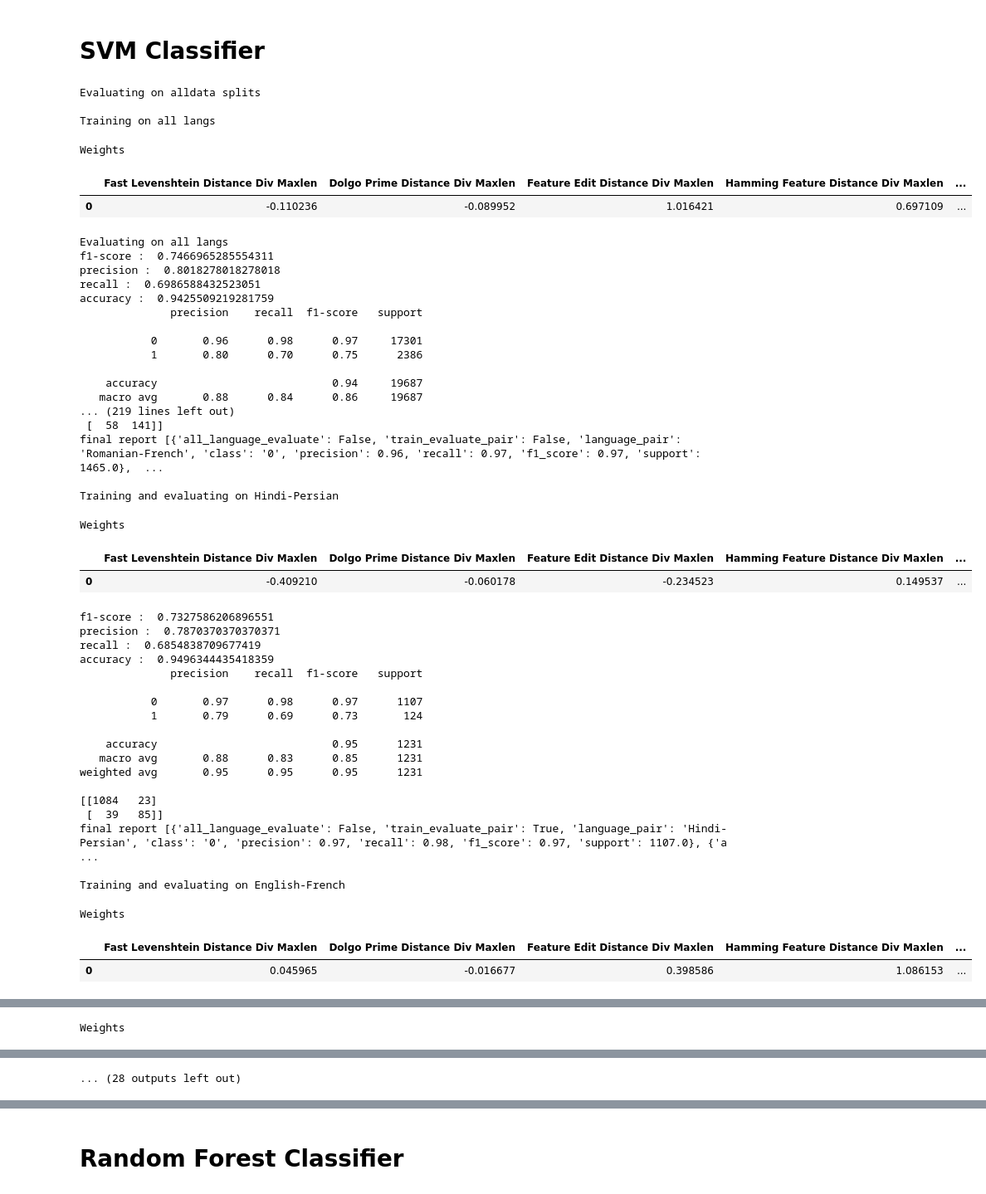
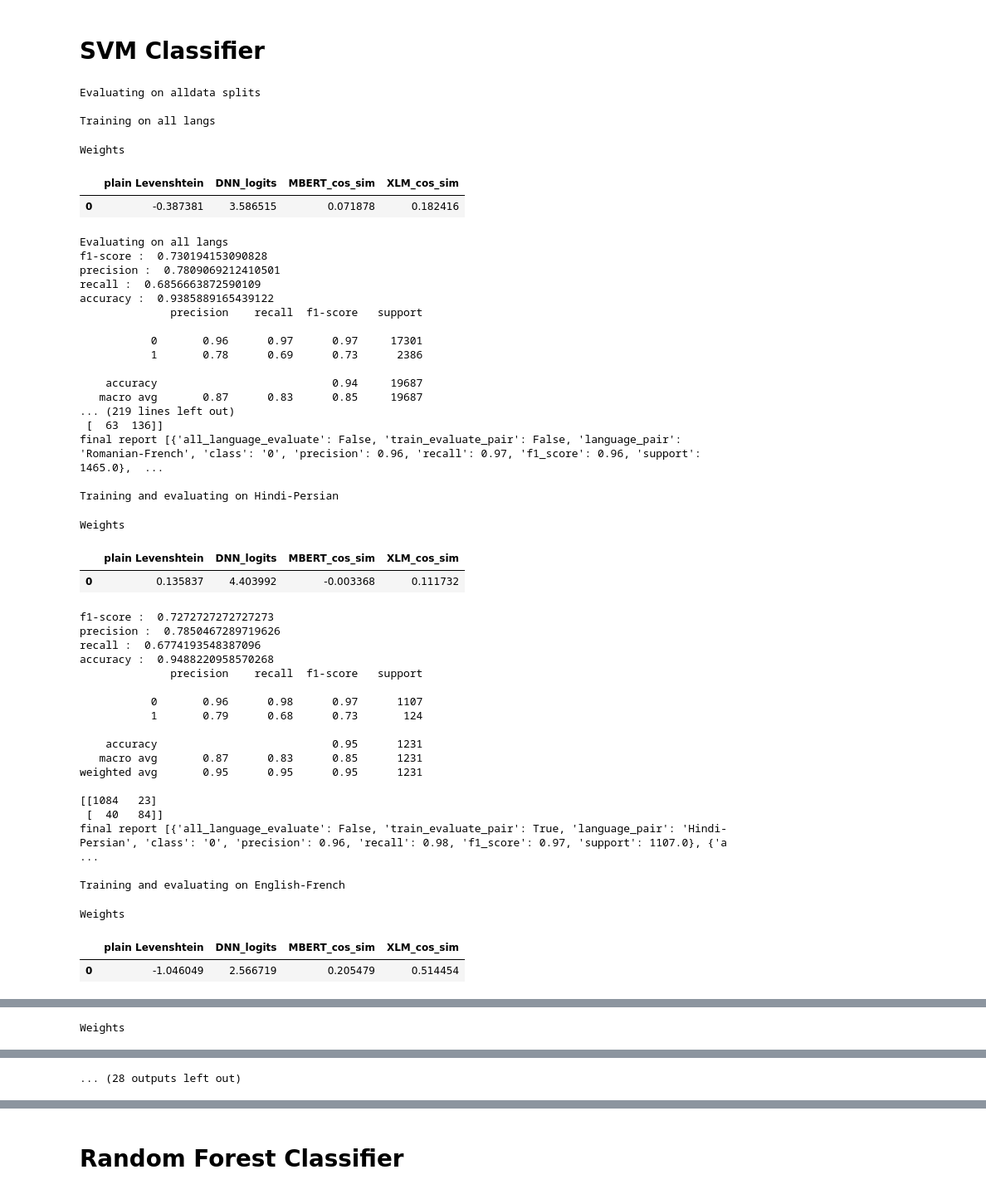
Before and after one commit to csu-signal/loan-word-detection, a Jupyter notebook: TorchClassifier_Panphon_features/evaluate-experiments.ipynb, the cells around one changed output, grey strips where cells are left out. Shown at 83% size. Saved outputs shown, nothing was run; the diff lists cells and outputs as text; code cells hidden in the pictures.

Commit message:
final evaluate-experiments notebook

```diff
--- a/TorchClassifier_Panphon_features/evaluate-experiments.ipynb
+++ b/TorchClassifier_Panphon_features/evaluate-experiments.ipynb
@@ -647,6 +827,18 @@ def nn_evaluate(full_train_set, full_test_set, pairs_list):
     print("Training on all langs\n")
     train_losses, val_losses, train_accur, val_accur = \
         model.fit(x_train, y_train, x_val, y_val, criterion, optimizer, n_epochs=5000)
+
+    #save the trained model and its state dictionary on your required path
+    model_prefix = '../torch_models/DNN_model/'
+
+    if os.path.isdir(model_prefix ):
+        print("Exists")
+    else:
+        print("Doesn't exist")
+        os.mkdir(model_prefix )
+    model_path = '../torch_models/DNN_model/DNN_model.bin'
+    torch.save(model,model_path )
+    torch.save(model.state_dict(), model_path)
     model.plot_losses(train_losses,val_losses,train_accur,val_accur)
 
     model.eval()
@@ -1279,74 +1695,75 @@ def svm_evaluate(full_train_set, full_test_set, pairs_list):
 # %%
 print("Evaluating on alldata splits\n")
 final_result,all_lang_fp, all_lang_fn, evaluate_lang_fp, evaluate_lang_fn, train_evaluate_lang_fp, train_evaluate_lang_fn, weights = svm_evaluate(train_alldata, test_alldata, pairs)
 
-prefix = f'../Final_results/all_data/SVM_results'
+#prefix = f'../Final_results/all_data/SVM_results'
 #prefix = f'../Final_results/all_data/features_wo_dnnlogits_cosims/SVM_results'
-
+prefix = f'../Final_results/all_data/logits_cosim_plainlev/SVM_results'
+#prefix = f'../Final_results/all_data/logits_cosim/SVM_results'
 
 if os.path.isdir(prefix):
     print("Exists")
 else:
     print("Doesn't exist")
     os.mkdir(prefix)
 final_result.to_csv(f'{prefix}/final_results.csv')
 all_lang_fp.to_csv(f'{prefix}/all_lang_falsepos.csv')
 all_lang_fn.to_csv(f'{prefix}/all_lang_falseneg.csv')
 evaluate_lang_fp.to_csv(f'{prefix}/all_lang_pair_eval_falsepos.csv')
 evaluate_lang_fn.to_csv(f'{prefix}/all_lang_pair_eval_falseneg.csv')
 train_evaluate_lang_fp.to_csv(f'{prefix}/indiv_pair_eval_falsepos.csv')
 train_evaluate_lang_fn.to_csv(f'{prefix}/indiv_pair_eval_falseneg.csv')
 weights.to_csv(f'{prefix}/SVM_weights.csv')
 # print("Evaluating on realdist splits\n")
 # svm_evaluate(train_realdist, test_realdist, pairs)
 
 # print("Evaluating on balanced splits\n")
 # svm_evaluate(train_balanced, test_balanced, pairs)
 # %% [output]
 Evaluating on alldata splits
 
 Training on all langs
 Weights
-|  | Fast Levenshtein Distance Div Maxlen | Dolgo Prime Distance Div Maxlen | Feature Edit Distance Div Maxlen | Hamming Feature Distance Div Maxlen | ... |
-| 0 | -0.110236 | -0.089952 | 1.016421 | 0.697109 | ... |
+|  | plain Levenshtein | DNN_logits | MBERT_cos_sim | XLM_cos_sim |
+| 0 | -0.387381 | 3.586515 | 0.071878 | 0.182416 |
 Evaluating on all langs
-f1-score :  0.7466965285554311
-precision :  0.8018278018278018
-recall :  0.6986588432523051
-accuracy :  0.9425509219281759
+f1-score :  0.730194153090828
+precision :  0.7809069212410501
+recall :  0.6856663872590109
+accuracy :  0.9385889165439122
               precision    recall  f1-score   support
 
-           0       0.96      0.98      0.97     17301
-           1       0.80      0.70      0.75      2386
+           0       0.96      0.97      0.97     17301
+           1       0.78      0.69      0.73      2386
 
     accuracy                           0.94     19687
-   macro avg       0.88      0.84      0.86     19687
+   macro avg       0.87      0.83      0.85     19687
 ... (219 lines left out)
- [  58  141]]
-final report [{'all_language_evaluate': False, 'train_evaluate_pair': False, 'language_pair': 'Romanian-French', 'class': '0', 'precision': 0.96, 'recall': 0.97, 'f1_score': 0.97, 'support': 1465.0},  ...
+ [  63  136]]
+final report [{'all_language_evaluate': False, 'train_evaluate_pair': False, 'language_pair': 'Romanian-French', 'class': '0', 'precision': 0.96, 'recall': 0.97, 'f1_score': 0.96, 'support': 1465.0},  ...
 
 Training and evaluating on Hindi-Persian
 Weights
-|  | Fast Levenshtein Distance Div Maxlen | Dolgo Prime Distance Div Maxlen | Feature Edit Distance Div Maxlen | Hamming Feature Distance Div Maxlen | ... |
-| 0 | -0.409210 | -0.060178 | -0.234523 | 0.149537 | ... |
+|  | plain Levenshtein | DNN_logits | MBERT_cos_sim | XLM_cos_sim |
+| 0 | 0.135837 | 4.403992 | -0.003368 | 0.111732 |
-f1-score :  0.7327586206896551
-precision :  0.7870370370370371
-recall :  0.6854838709677419
-accuracy :  0.9496344435418359
+f1-score :  0.7272727272727273
+precision :  0.7850467289719626
+recall :  0.6774193548387096
+accuracy :  0.9488220958570268
               precision    recall  f1-score   support
 
-           0       0.97      0.98      0.97      1107
-           1       0.79      0.69      0.73       124
+           0       0.96      0.98      0.97      1107
+           1       0.79      0.68      0.73       124
 
     accuracy                           0.95      1231
-   macro avg       0.88      0.83      0.85      1231
+   macro avg       0.87      0.83      0.85      1231
 weighted avg       0.95      0.95      0.95      1231
 
 [[1084   23]
- [  39   85]]
-final report [{'all_language_evaluate': False, 'train_evaluate_pair': True, 'language_pair': 'Hindi-Persian', 'class': '0', 'precision': 0.97, 'recall': 0.98, 'f1_score': 0.97, 'support': 1107.0}, {'a ...
+ [  40   84]]
+final report [{'all_language_evaluate': False, 'train_evaluate_pair': True, 'language_pair': 'Hindi-Persian', 'class': '0', 'precision': 0.96, 'recall': 0.98, 'f1_score': 0.97, 'support': 1107.0}, {'a ...
 
 Training and evaluating on English-French
 Weights
-|  | Fast Levenshtein Distance Div Maxlen | Dolgo Prime Distance Div Maxlen | Feature Edit Distance Div Maxlen | Hamming Feature Distance Div Maxlen | ... |
-| 0 | 0.045965 | -0.016677 | 0.398586 | 1.086153 | ... |
+|  | plain Levenshtein | DNN_logits | MBERT_cos_sim | XLM_cos_sim |
+| 0 | -1.046049 | 2.566719 | 0.205479 | 0.514454 |
```
Also changed, not shown: parts of 45 cells of this notebook.
